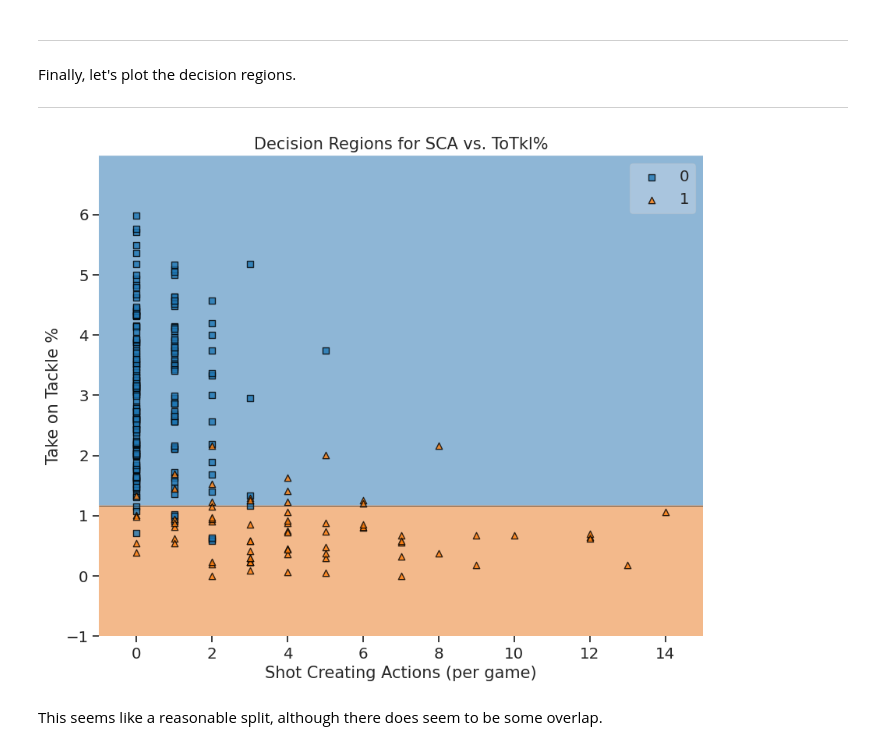
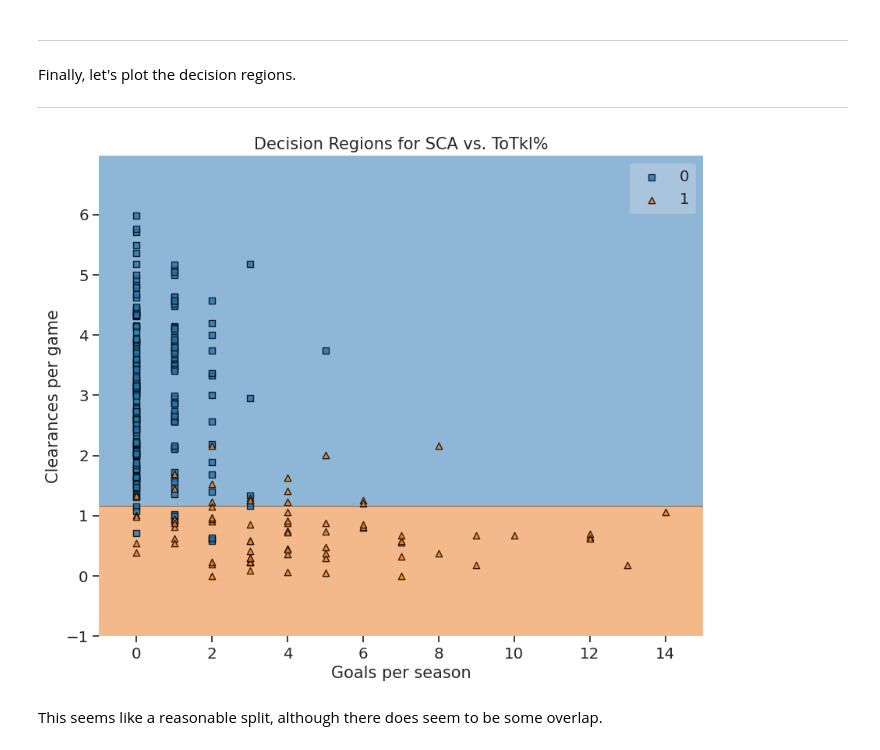
Before and after one commit to pstern17/INDE-577, a Jupyter notebook: 1. Supervised Learning/1.7. Random Forests, Ensemble, Boosting, Bootstrapping/ensemble_methods.ipynb, the cells around one changed output. Saved outputs shown, nothing was run; the diff lists cells and outputs as text; code cells hidden in the pictures.

```diff
--- a/1. Supervised Learning/1.7. Random Forests, Ensemble, Boosting, Bootstrapping/ensemble_methods.ipynb
+++ b/1. Supervised Learning/1.7. Random Forests, Ensemble, Boosting, Bootstrapping/ensemble_methods.ipynb
@@ -298,18 +298,18 @@ Finally, let's plot the decision regions.
 # %%
 # Set figure size.
 plt.figure(figsize = (10, 8))
 
 # Plot points.
 plot_decision_regions(test_p, test_r, clf = bagging_model)
 
 # Add axis titles.
 plt.title("Decision Regions for SCA vs. ToTkl%", size = 15)
-plt.xlabel("Shot Creating Actions (per game)", fontsize = 15)
-plt.ylabel("Take on Tackle %", fontsize = 15)
+plt.xlabel("Goals per season", fontsize = 15)
+plt.ylabel("Clearances per game", fontsize = 15)
 plt.grid()
 plt.show()
 # %% [output]
-[figure, old version]
+[figure, new version]
 # %% [markdown]
 This seems like a reasonable split, although there does seem to be some overlap.
 # %% [markdown]
```
Also changed, not shown: parts of 3 cells of this notebook, 1 other file.
